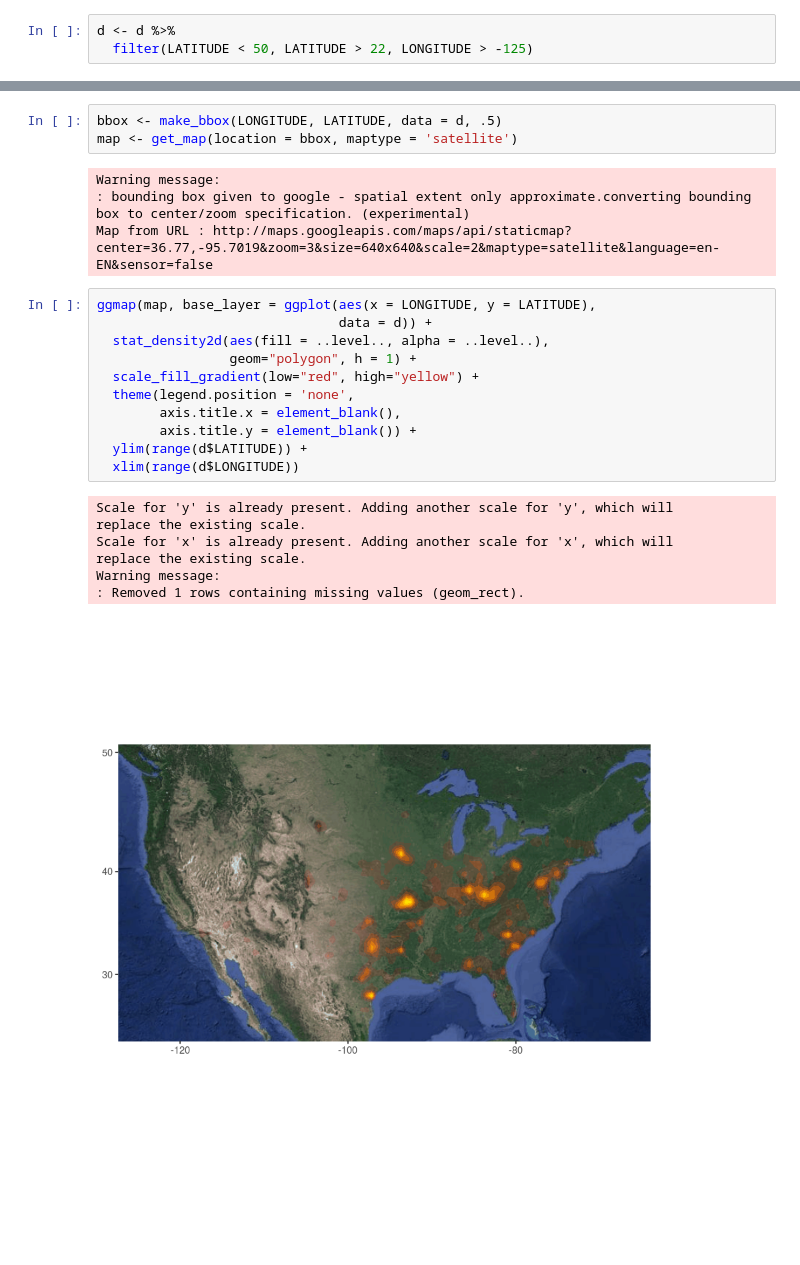
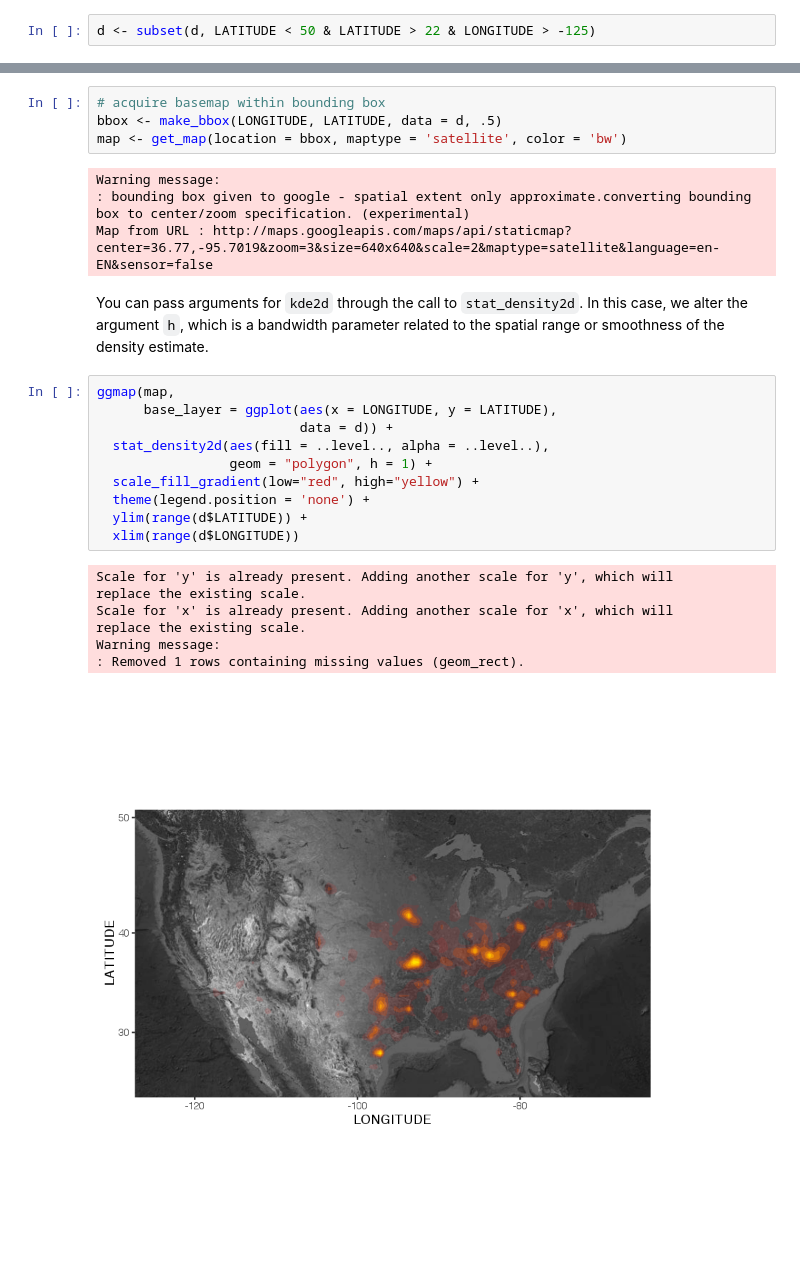
Before and after one commit to earthlab/tutorials, a Jupyter notebook: R/2d-point-density.ipynb, the cells around one changed output, grey strips where cells are left out. Saved outputs shown, nothing was run; the diff lists cells and outputs as text; blank space fills up the shorter version.

Commit message:
cleaning up 2d density tutorial

```diff
--- a/R/2d-point-density.ipynb
+++ b/R/2d-point-density.ipynb
@@ -71,3 +57,2 @@ str(d)
 # %%
-d <- d %>%
-  filter(LATITUDE < 50, LATITUDE > 22, LONGITUDE > -125)
+d <- subset(d, LATITUDE < 50 & LATITUDE > 22 & LONGITUDE > -125)
@@ -85,26 +73,29 @@ ggplot(d, aes(x = LONGITUDE, y = LATITUDE)) +
 # %%
+# acquire basemap within bounding box
 bbox <- make_bbox(LONGITUDE, LATITUDE, data = d, .5)
-map <- get_map(location = bbox, maptype = 'satellite')
+map <- get_map(location = bbox, maptype = 'satellite', color = 'bw')
 # %% [output]
 Warning message:
 : bounding box given to google - spatial extent only approximate.converting bounding box to center/zoom specification. (experimental)
 Map from URL : http://maps.googleapis.com/maps/api/staticmap?center=36.77,-95.7019&zoom=3&size=640x640&scale=2&maptype=satellite&language=en-EN&sensor=false
+# %% [markdown]
+You can pass arguments for `kde2d` through the call to `stat_density2d`.
+In this case, we alter the argument `h`, which is a bandwidth parameter related to the spatial range or smoothness of the density estimate.
 # %%
-ggmap(map, base_layer = ggplot(aes(x = LONGITUDE, y = LATITUDE),
-                               data = d)) +
+ggmap(map,
+      base_layer = ggplot(aes(x = LONGITUDE, y = LATITUDE),
+                          data = d)) +
   stat_density2d(aes(fill = ..level.., alpha = ..level..),
-                 geom="polygon", h = 1) +
+                 geom = "polygon", h = 1) +
   scale_fill_gradient(low="red", high="yellow") +
-  theme(legend.position = 'none',
-        axis.title.x = element_blank(),
-        axis.title.y = element_blank()) +
+  theme(legend.position = 'none') +
   ylim(range(d$LATITUDE)) +
   xlim(range(d$LONGITUDE))
 # %% [output]
 Scale for 'y' is already present. Adding another scale for 'y', which will
 replace the existing scale.
 Scale for 'x' is already present. Adding another scale for 'x', which will
 replace the existing scale.
 Warning message:
 : Removed 1 rows containing missing values (geom_rect).
-[figure, old version]
+[figure, new version]
```
Also changed, not shown: parts of 11 cells of this notebook.
